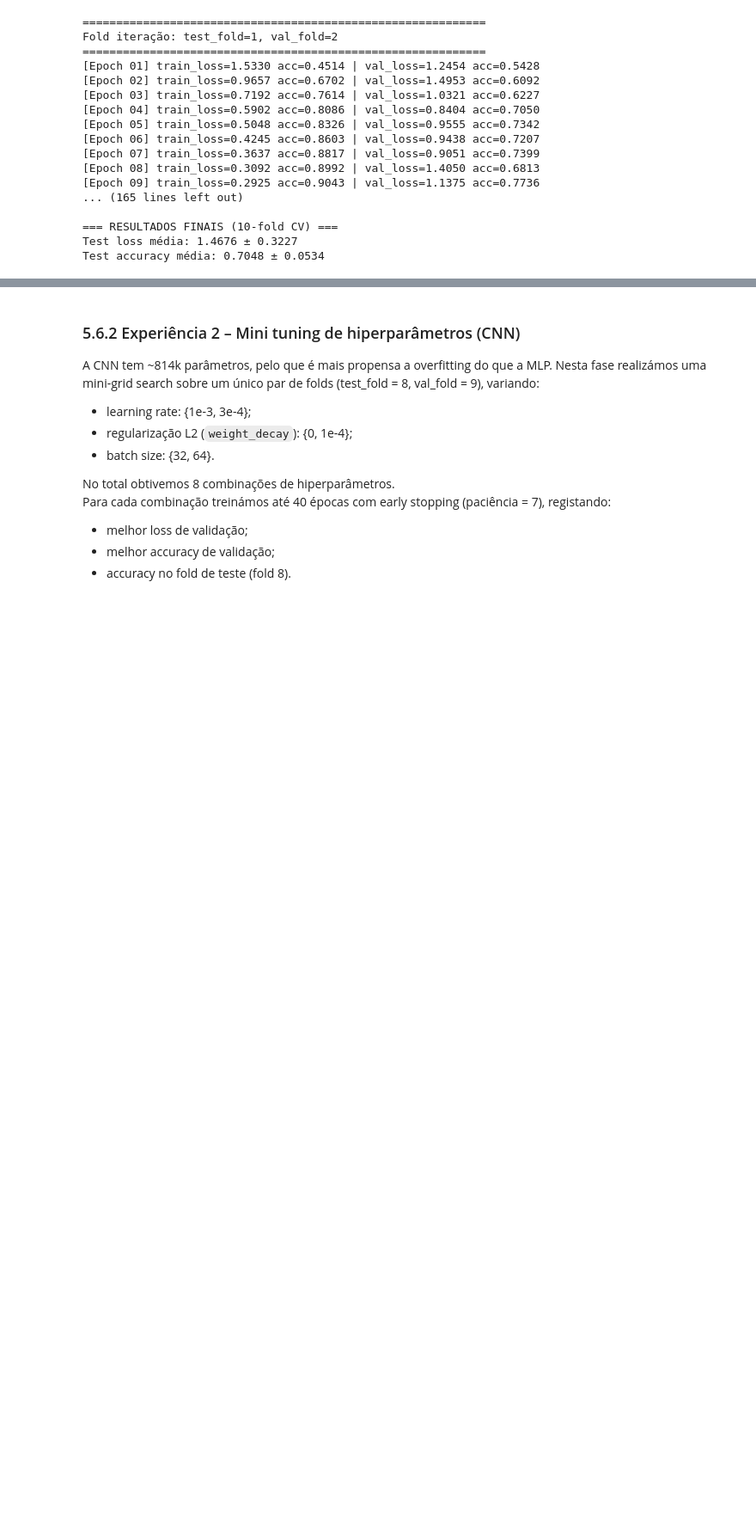
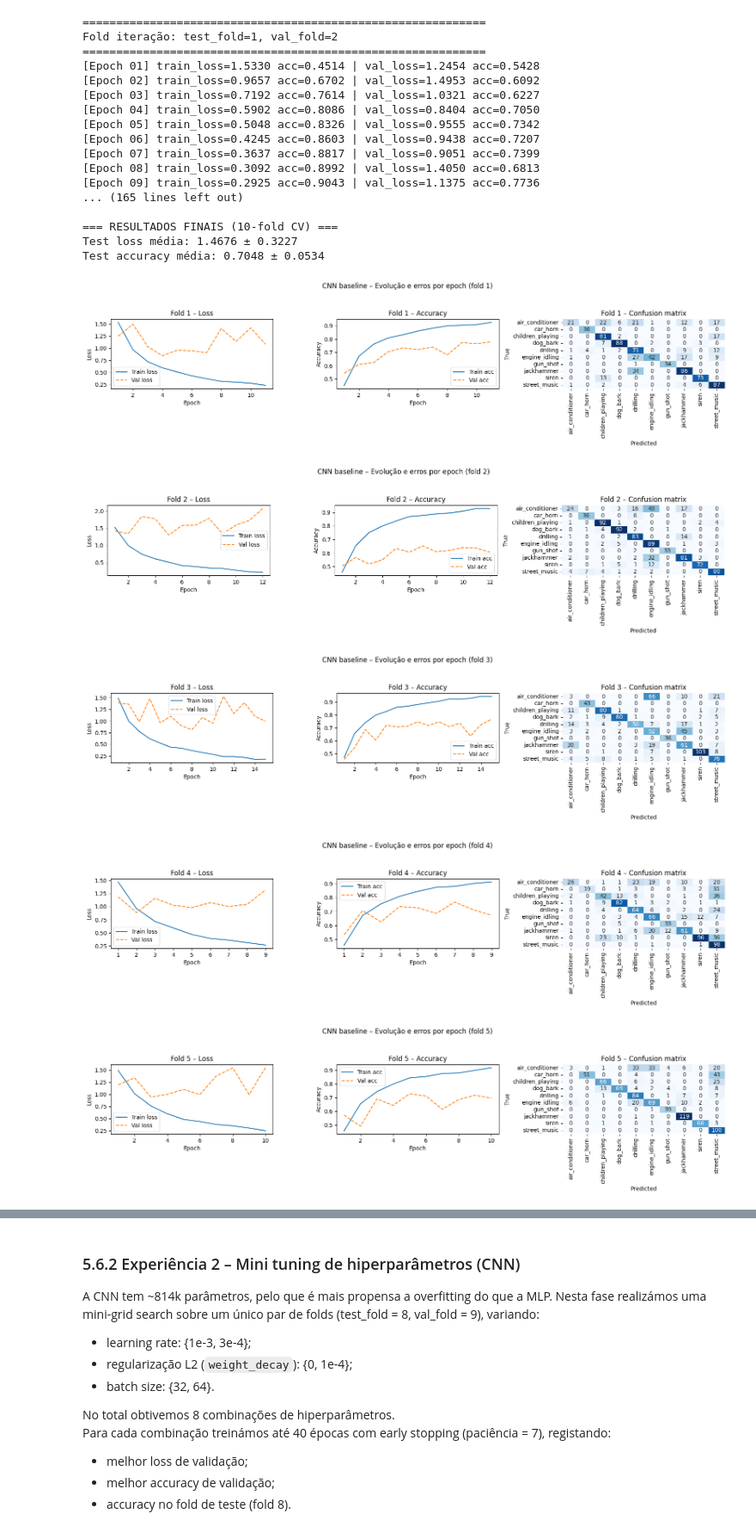
Before and after one commit to francisca005/Urban-Sound-Classification-, a Jupyter notebook: Project_1_sound.ipynb, the cells around one changed output, grey strips where cells are left out. Shown at 86% size. Drawn from its saved outputs; the diff is of its cells as text; code cells hidden in the pictures; blank space fills up the shorter version.

```diff
--- a/Project_1_sound.ipynb
+++ b/Project_1_sound.ipynb
@@ -1741,3 +1753,63 @@ Fold iteração: test_fold=1, val_fold=2
 === RESULTADOS FINAIS (10-fold CV) ===
 Test loss média: 1.4676 ± 0.3227
 Test accuracy média: 0.7048 ± 0.0534
+# %%
+from sklearn.metrics import confusion_matrix
+
+histories = results_cnn_baseline["histories"]
+y_true_folds = results_cnn_baseline["y_true_folds"]
+y_pred_folds = results_cnn_baseline["y_pred_folds"]
+
+for i, hist in enumerate(histories, start=1):
+    epochs = range(1, len(hist["train_loss"]) + 1)
+
+    fig, axes = plt.subplots(1, 3, figsize=(16, 4))
+
+    # --- Loss ---
+    ax = axes[0]
+    ax.plot(epochs, hist["train_loss"], label="Train loss")
+    ax.plot(epochs, hist["val_loss"], linestyle="--", label="Val loss")
+    ax.set_xlabel("Epoch")
+    ax.set_ylabel("Loss")
+    ax.set_title(f"Fold {i} – Loss")
+    ax.legend()
+
+    # --- Accuracy ---
+    ax = axes[1]
+    ax.plot(epochs, hist["train_acc"], label="Train acc")
+    ax.plot(epochs, hist["val_acc"], linestyle="--", label="Val acc")
+    ax.set_xlabel("Epoch")
+    ax.set_ylabel("Accuracy")
+    ax.set_title(f"Fold {i} – Accuracy")
+    ax.legend()
+
+    # --- Confusion matrix do fold ---
+    ax = axes[2]
+    y_true = np.array(y_true_folds[i-1])
+    y_pred = np.array(y_pred_folds[i-1])
+
+    cm = confusion_matrix(y_true, y_pred, labels=range(NUM_CLASSES))
+
+    sns.heatmap(
+        cm,
+        annot=True,
+        fmt="d",
+        cmap="Blues",
+        ax=ax,
+        cbar=False,
+        xticklabels=CLASS_NAMES,
+        yticklabels=CLASS_NAMES,
+    )
+    ax.set_xlabel("Predicted")
+    ax.set_ylabel("True")
+    ax.set_title(f"Fold {i} – Confusion matrix")
+
+    fig.suptitle(f"CNN baseline – Evolução e erros por epoch (fold {i})", y=1.05, fontsize=12)
+    plt.tight_layout()
+    plt.show()
+# %% [output]
+[figure, added]
+[figure, added]
+[figure, added]
+[figure, added]
+[figure, added]
```
Also changed, not shown: parts of 9 cells of this notebook.
